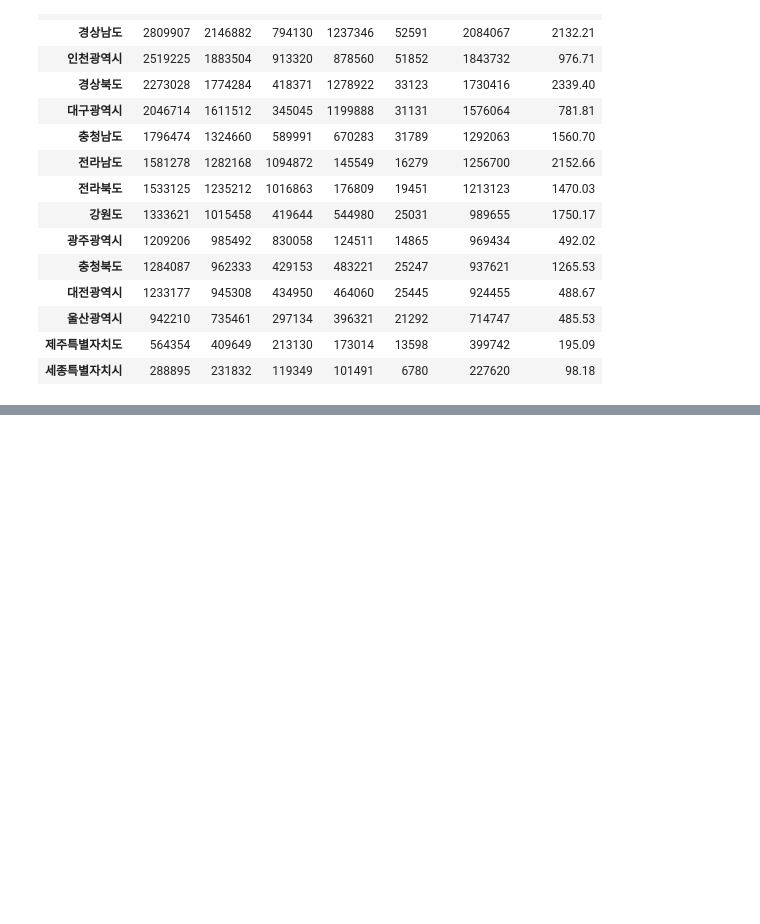
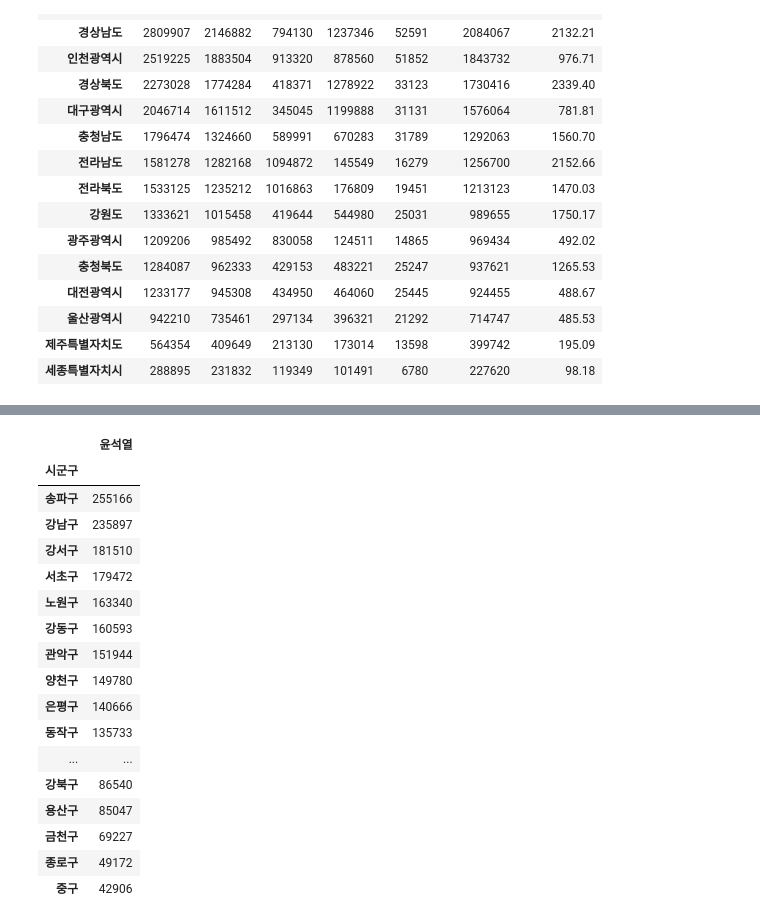
Before and after one commit to jjhwnn/Python, a Jupyter notebook: 3.DataAnalysis/Note/12.대선자료시각화.ipynb, the cells around one changed output, grey strips where cells are left out. Drawn from its saved outputs; the diff is of its cells as text; code cells hidden in the pictures; blank space fills up the shorter version.

```diff
--- a/3.DataAnalysis/Note/12.대선자료시각화.ipynb
+++ b/3.DataAnalysis/Note/12.대선자료시각화.ipynb
@@ -173,0 +198,24 @@ plt.show()
+# %%
+elec_seoul = election.loc[election['광역시도'] == '서울특별시',['시군구','윤석열']]
+elec_seoul.sort_values(by='윤석열', ascending=False, inplace=True)
+elec_seoul.set_index('시군구', inplace=True)
+elec_seoul
+# %% [output]
+|  | 윤석열 |
+| 시군구 |  |
+| 송파구 | 255166 |
+| 강남구 | 235897 |
+| 강서구 | 181510 |
+| 서초구 | 179472 |
+| 노원구 | 163340 |
+| 강동구 | 160593 |
+| 관악구 | 151944 |
+| 양천구 | 149780 |
+| 은평구 | 140666 |
+| 동작구 | 135733 |
+| ... | ... |
+| 강북구 | 86540 |
+| 용산구 | 85047 |
+| 금천구 | 69227 |
+| 종로구 | 49172 |
+| 중구 | 42906 |
```
Also changed, not shown: parts of 6 cells of this notebook.
